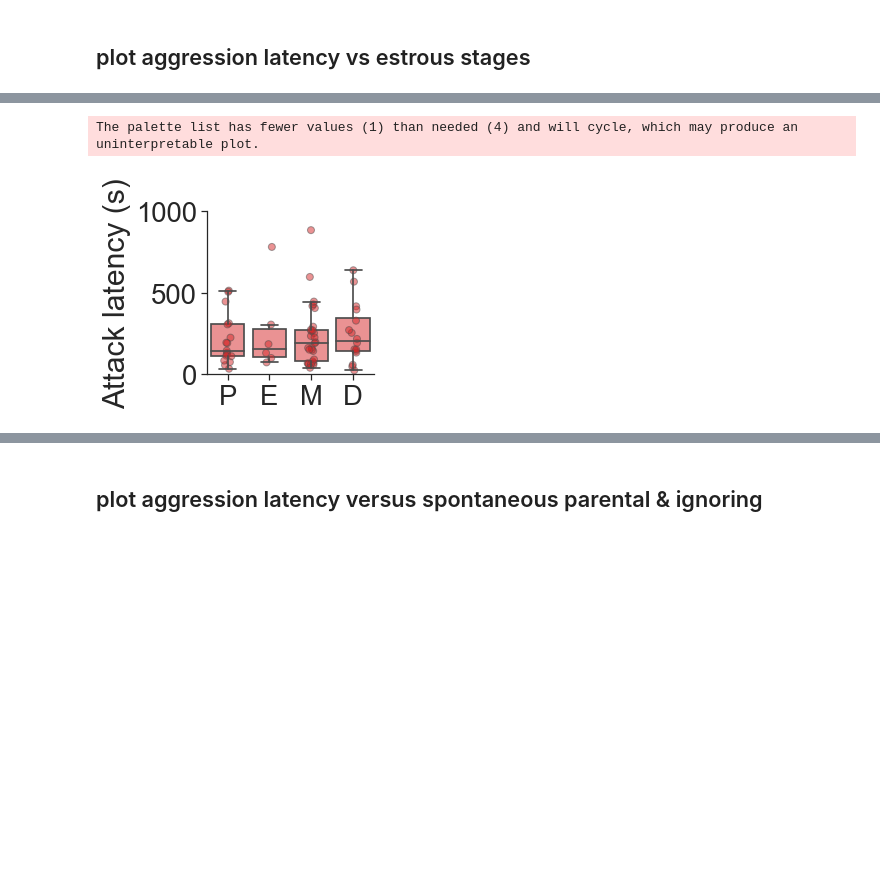
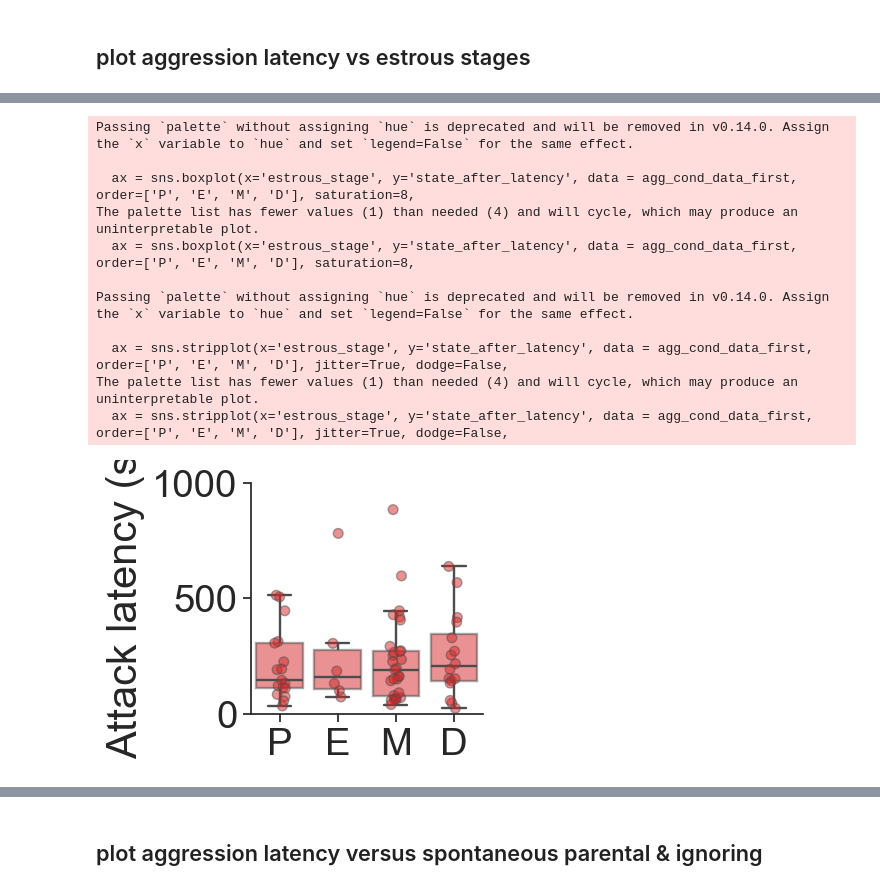
Before and after one commit to FrancisCrickInstitute/negative_parental_switch, a Jupyter notebook: NPS_behaviour_analysis/NPW_behaviour_analysis.ipynb, the cells around one changed output, grey strips where cells are left out. Cells and saved outputs as stored; diff of their text form; code cells hidden in the pictures; blank space fills up the shorter version.

```diff
--- a/NPS_behaviour_analysis/NPW_behaviour_analysis.ipynb
+++ b/NPS_behaviour_analysis/NPW_behaviour_analysis.ipynb
@@ -246,17 +246,14 @@ plt.savefig('/Volumes/lab-kohlj/home/shared/projects/NegativeParentalSwitch/figu
 # %% [output]
 [figure]
 # %%
-sns.set(rc={"figure.figsize": (5.5, 3)})
+sns.set(rc={"figure.figsize": (5.5, 3.5)})
 sns.set(font_scale=2.5)
 sns.set_style("ticks")
 
 at = sns.stripplot(x = 'deprivation_duration', y = 'state_after_latency', data = df, color='tab:red', alpha=.5, zorder=1, edgecolor='gray',
                   jitter=True, dodge=False, marker='o', size=7, linewidth=1)
-at = sns.boxplot(x = 'deprivation_duration', y = 'state_after_latency', data = df, color='tab:red', showfliers=False, linewidth=1.7)
+at = sns.boxplot(x = 'deprivation_duration', y = 'state_after_latency', data = df, color='tab:red', showfliers=False, linewidth=1.7,  boxprops=dict(alpha=.5))
 
-for patch in at.artists:
-    r, g, b, a = patch.get_facecolor()
-    patch.set_facecolor((r, g, b, .5))
 
 at.set_ylabel('Attack latency (s)', labelpad=15)
 at.set_xlabel('Food deprivation\n(min)', labelpad=15)
@@ -741,12 +743,0 @@ itertool_stats(tab_agg_latency, 'ttest')
-# %%
-sns.set(rc={'figure.figsize':(3,5)})
-sns.set_style("white")
-ax = category_plotting('estrous_stage',
-                  'state_after_latency',
-                  None,
-                  agg_cond_data_first,
-                  estrous_stages)
-
-plt.xticks(fontsize = 10)
-plt.ylabel('attack latency(s)')
-plt.savefig('output_figures/estrous_latency.jpg', dpi = 300, bbox_inches = 'tight')
@@ -764,25 +754,33 @@ Name: estrous_stage, dtype: int64
 # %%
 sns.set(rc={'figure.figsize':(3,3)})
 sns.set(font_scale=2.5)
 sns.set_style("ticks")
 
 ax = sns.boxplot(x='estrous_stage', y='state_after_latency', data = agg_cond_data_first, order=['P', 'E', 'M', 'D'], saturation=8,
-                 linewidth=1.7, showfliers = False, palette = ['Tab:red'])
+                 linewidth=1.7, showfliers = False, palette = ['Tab:red'], boxprops=dict(alpha=.5))
 ax = sns.stripplot(x='estrous_stage', y='state_after_latency', data = agg_cond_data_first, order=['P', 'E', 'M', 'D'], jitter=True, dodge=False,
-                   marker='o', size=7, linewidth=1, edgecolor='gray', palette = ['Tab:red'], alpha=0.5, zorder=1)
+                   marker='o', size=7, linewidth=1, edgecolor='gray', palette = ['Tab:red'], alpha=0.5)
 
 ax.set_xlabel('')
 ax.set_ylabel('Attack latency (s)', labelpad=5)
-ax.set_xticklabels( ('P', 'E', 'M', 'D'))
+
 ax.yaxis.set_major_locator(plt.MaxNLocator(2))
 plt.ylim(0, 1000)
 sns.despine(bottom=False)
-for patch in ax.artists:
-    r, g, b, a = patch.get_facecolor()
-    patch.set_facecolor((r, g, b, .5))
+
 
 # plt.savefig('/Volumes/lab-kohlj/home/shared/projects/NegativeParentalSwitch/figures/Supp_Fig_4/linked_figure_S4/estrous_latency.pdf',
 #             dpi=300,bbox_inches='tight', transparent=True)
 # %% [output]
+Passing `palette` without assigning `hue` is deprecated and will be removed in v0.14.0. Assign the `x` variable to `hue` and set `legend=False` for the same effect.
+
+  ax = sns.boxplot(x='estrous_stage', y='state_after_latency', data = agg_cond_data_first, order=['P', 'E', 'M', 'D'], saturation=8,
 The palette list has fewer values (1) than needed (4) and will cycle, which may produce an uninterpretable plot.
+  ax = sns.boxplot(x='estrous_stage', y='state_after_latency', data = agg_cond_data_first, order=['P', 'E', 'M', 'D'], saturation=8,
+
+Passing `palette` without assigning `hue` is deprecated and will be removed in v0.14.0. Assign the `x` variable to `hue` and set `legend=False` for the same effect.
+
+  ax = sns.stripplot(x='estrous_stage', y='state_after_latency', data = agg_cond_data_first, order=['P', 'E', 'M', 'D'], jitter=True, dodge=False,
+The palette list has fewer values (1) than needed (4) and will cycle, which may produce an uninterpretable plot.
+  ax = sns.stripplot(x='estrous_stage', y='state_after_latency', data = agg_cond_data_first, order=['P', 'E', 'M', 'D'], jitter=True, dodge=False,
-[figure, old version]
+[figure, new version]
```
Also changed, not shown: parts of 27 cells of this notebook, 53 other files.
